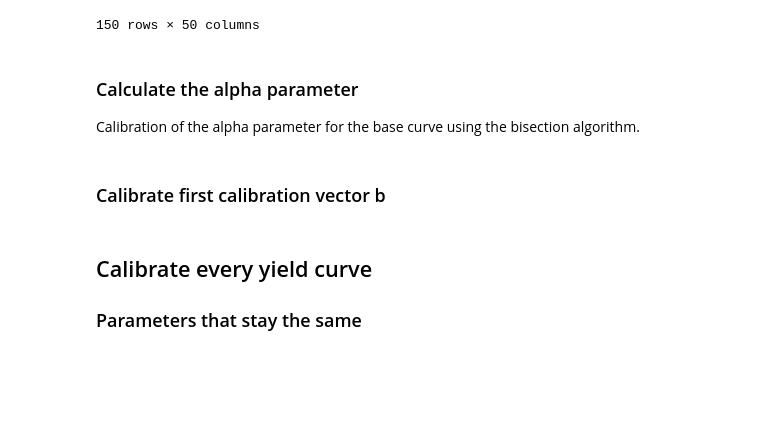
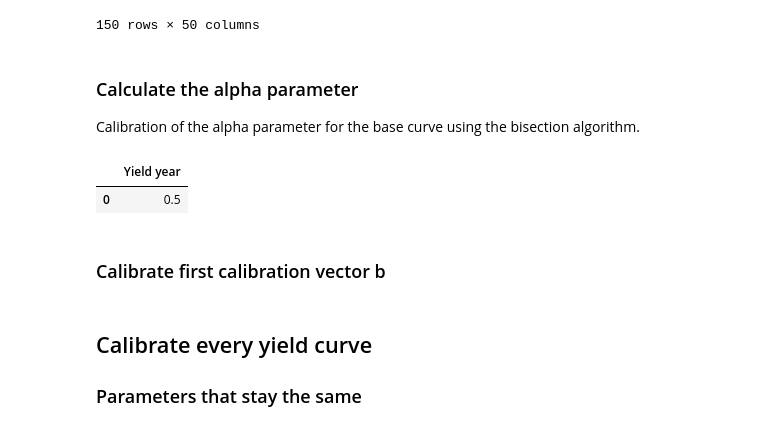
Before and after one commit to open-source-modelling/Open_Source_Economic_Model, a Jupyter notebook: PROTOTYPE CALIBRATION AND PROJECTION.ipynb, the cells around one changed output. Cells and saved outputs as stored; diff of their text form; code cells hidden in the pictures; blank space fills up the shorter version.

Commit message:
Part of Curves calibration in POC script

```diff
--- a/PROTOTYPE CALIBRATION AND PROJECTION.ipynb
+++ b/PROTOTYPE CALIBRATION AND PROJECTION.ipynb
@@ -79,7 +81,7 @@ $$
 # %%
-for year in range(1,N):
-    spot = ((1+Curves.fwd_rates["Forward"][year:]).cumprod(axis=None)**(1/(Curves.m_obs["Maturity"]-year))-1)[year:]-1
-    Curves.r_obs=Curves.r_obs.join(pd.Series(data=spot.values, index=None, name="Yield year"+str(year)))
+#for year in range(1,N):
+#    spot = ((1+Curves.fwd_rates["Forward"][year:]).cumprod(axis=None)**(1/(Curves.m_obs["Maturity"]-year))-1)[year:]-1
+#    Curves.r_obs=Curves.r_obs.join(pd.Series(data=spot.values, index=None, name="Yield year"+str(year)))
 # %%
 display(Curves.r_obs)
 # %% [output]
@@ -107,6 +109,11 @@ if "Yield year" in Curves.alpha.columns:
 else:
     Curves.alpha = Curves.alpha.join(pd.Series(data=None, index=None, name="Yield year",dtype='float64'))
     Curves.alpha["Yield year"] = alphaoptimized
+# %%
+Curves.alpha
+# %% [output]
+|  | Yield year |
+| 0 | 0.5 |
 # %% [markdown]
 ### Calibrate first calibration vector b
 # %%
```
Also changed, not shown: parts of 1 cell of this notebook, 2 other files.
